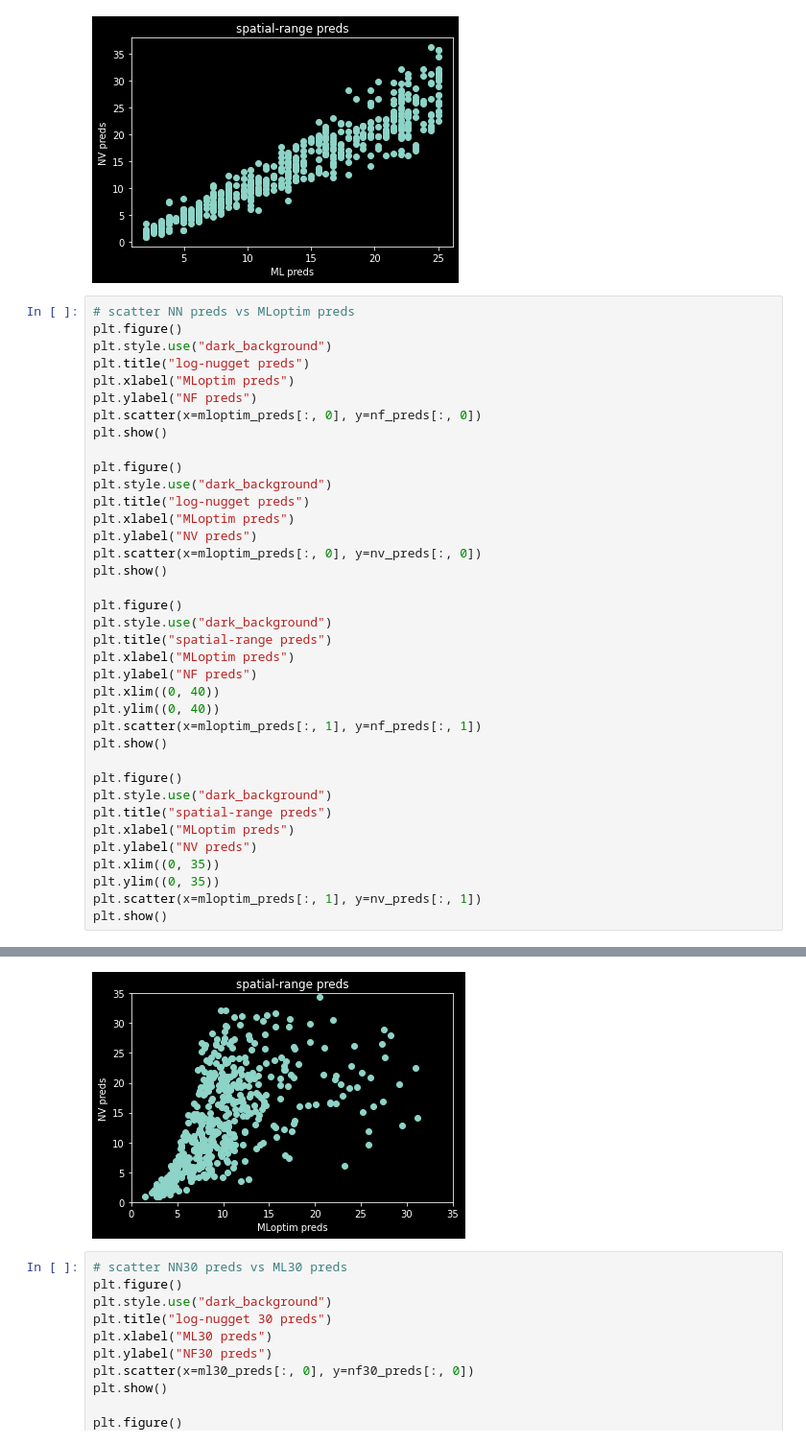
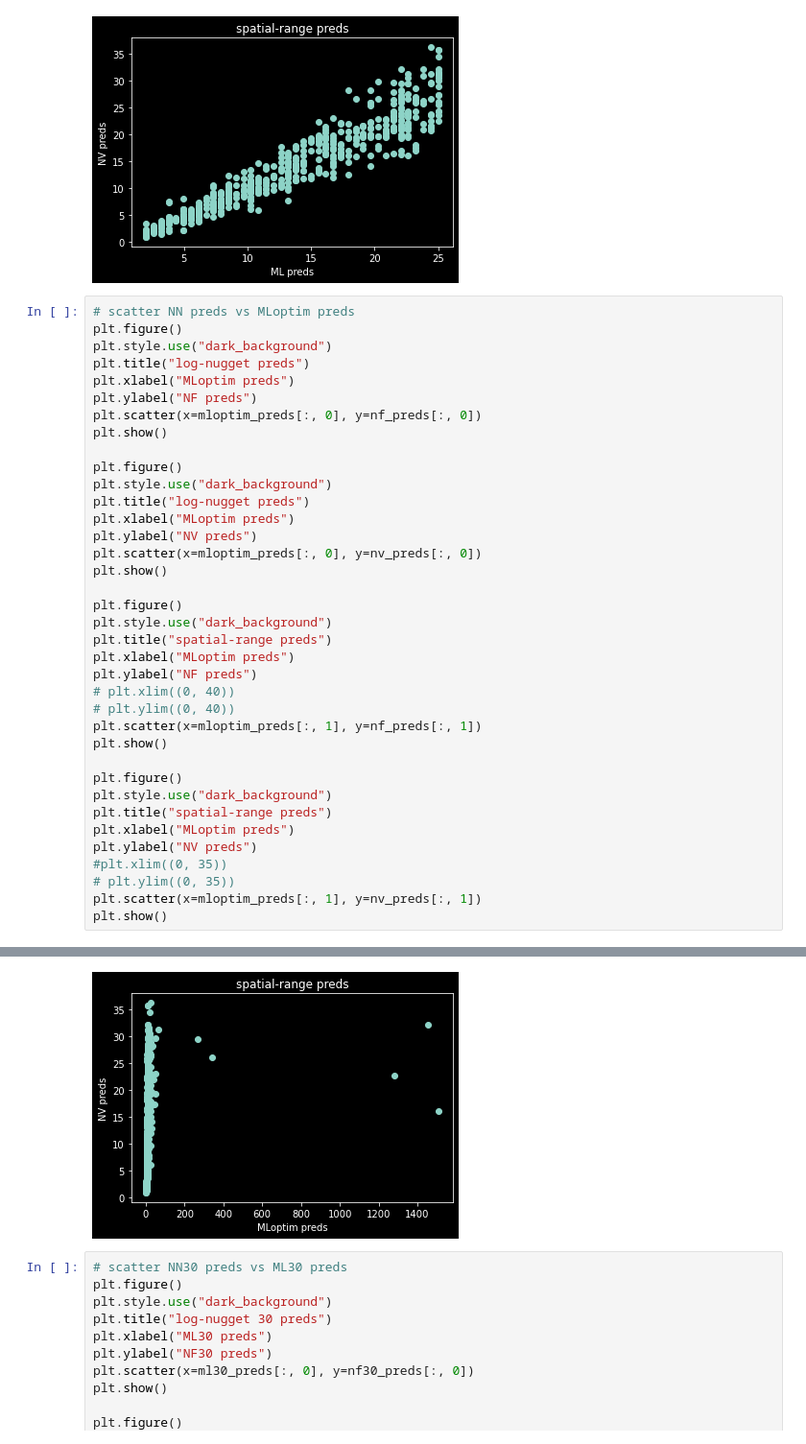
Before and after one commit to Chaudry24/nn_reproduction, a Jupyter notebook: Untitled2-Copy1.ipynb, the cells around one changed output, grey strips where cells are left out. Shown at 96% size. Saved outputs shown, nothing was run; the diff lists cells and outputs as text.

```diff
--- a/Untitled2-Copy1.ipynb
+++ b/Untitled2-Copy1.ipynb
@@ -112,8 +114,8 @@ plt.style.use("dark_background")
 plt.title("spatial-range preds")
 plt.xlabel("MLoptim preds")
 plt.ylabel("NF preds")
-plt.xlim((0, 40))
-plt.ylim((0, 40))
+# plt.xlim((0, 40))
+# plt.ylim((0, 40))
 plt.scatter(x=mloptim_preds[:, 1], y=nf_preds[:, 1])
 plt.show()
 
@@ -122,8 +124,8 @@ plt.style.use("dark_background")
 plt.title("spatial-range preds")
 plt.xlabel("MLoptim preds")
 plt.ylabel("NV preds")
-plt.xlim((0, 35))
-plt.ylim((0, 35))
+#plt.xlim((0, 35))
+# plt.ylim((0, 35))
 plt.scatter(x=mloptim_preds[:, 1], y=nv_preds[:, 1])
 plt.show()
 # %% [output]
@@ -133,4 +135,4 @@ plt.show()
-[figure, old version]
+[figure, new version]
 # %%
 # scatter NN30 preds vs ML30 preds
 plt.figure()
```
Also changed, not shown: parts of 11 cells of this notebook, 1 other file.
